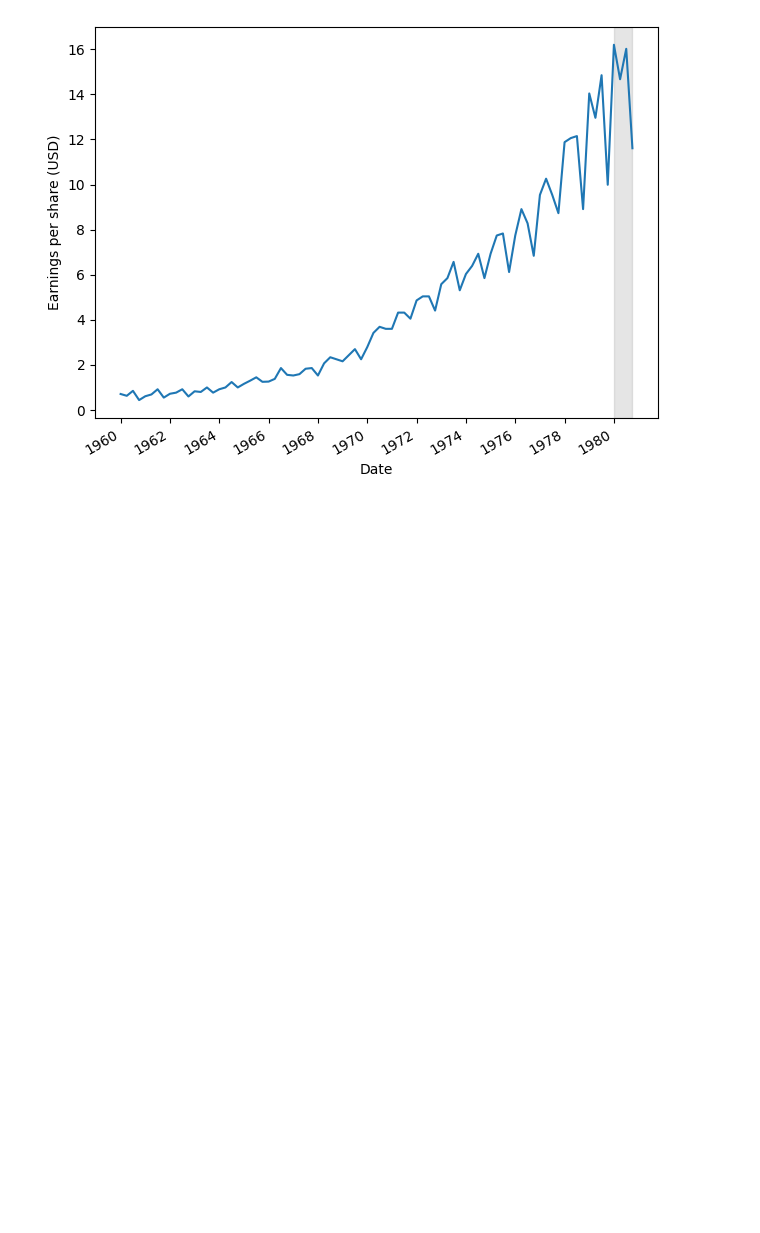
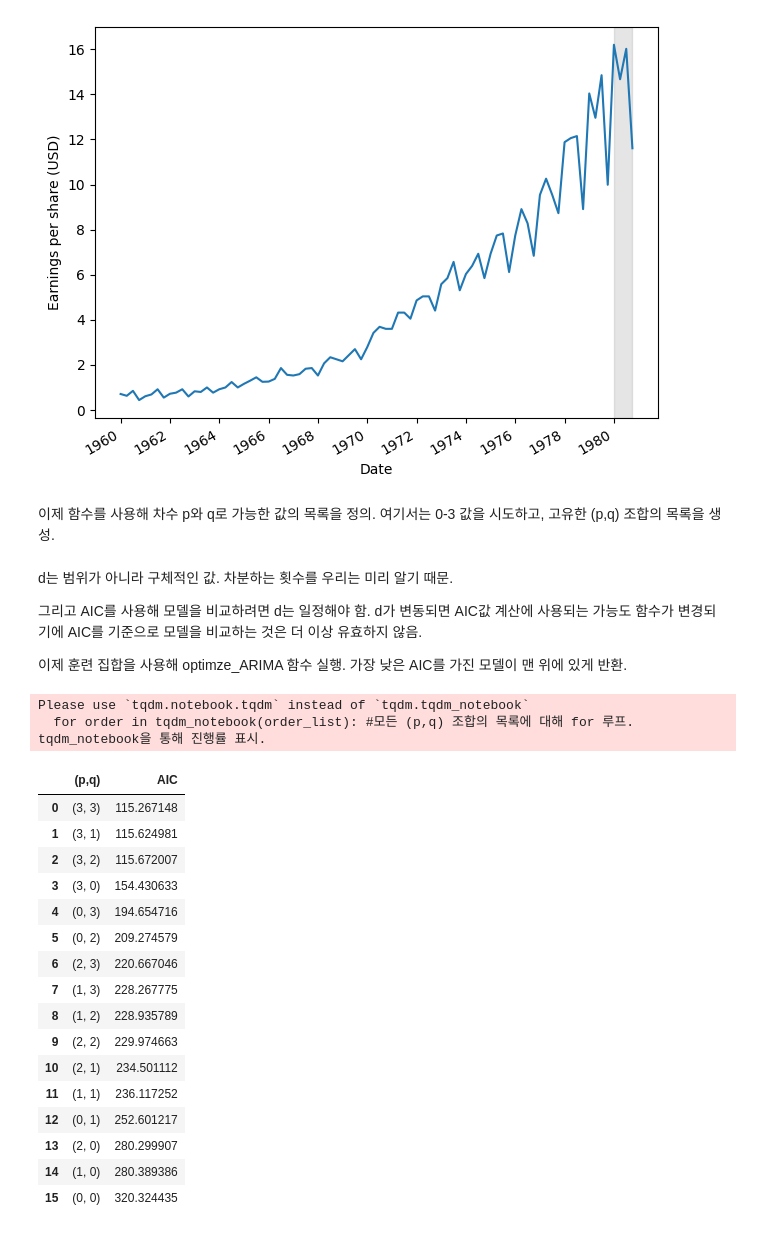
Before and after one commit to mskcho00/TimeSeries-Self-Practice, a Jupyter notebook: 7_ARIMA.ipynb, the cells around one changed output. Saved outputs shown, nothing was run; the diff lists cells and outputs as text; code cells hidden in the pictures; blank space fills up the shorter version.

```diff
--- a/7_ARIMA.ipynb
+++ b/7_ARIMA.ipynb
@@ -184,3 +184,45 @@ def optimize_ARIMA(endog: Union[pd.Series, list], order_list: list, d: int) -> p
     result_df = result_df.sort_values(by = 'AIC', ascending = True).reset_index(drop = True) #AIC값을 기준으로 오름차순 정렬.
 
     return result_df
+# %% [markdown]
+이제 함수를 사용해 차수 p와 q로 가능한 값의 목록을 정의. 여기서는 0-3 값을 시도하고, 고유한 (p,q) 조합의 목록을 생성.
+# %%
+from itertools import product
+
+ps = range(0,4,1)
+qs = range(0,4,1)
+
+d = 2 # 수열이 정상적이 되려면 두 번 차분해야 하기에, d = 2
+
+order_list = list(product(ps,qs)) #(p,q)의 모든 고유 조합을 포함하는 목록목록
+# %% [markdown]
+d는 범위가 아니라 구체적인 값. 차분하는 횟수를 우리는 미리 알기 때문.
+
+그리고 AIC를 사용해 모델을 비교하려면 d는 일정해야 함. d가 변동되면 AIC값 계산에 사용되는 가능도 함수가 변경되기에 AIC를 기준으로 모델을 비교하는 것은 더 이상 유효하지 않음.
+
+이제 훈련 집합을 사용해 optimze_ARIMA 함수 실행. 가장 낮은 AIC를 가진 모델이 맨 위에 있게 반환.
+# %%
+train = df.data[:-4]
+
+result_df = optimize_ARIMA(train, order_list, d)
+result_df
+# %% [output]
+Please use `tqdm.notebook.tqdm` instead of `tqdm.tqdm_notebook`
+  for order in tqdm_notebook(order_list): #모든 (p,q) 조합의 목록에 대해 for 루프. tqdm_notebook을 통해 진행률 표시.
+|  | (p,q) | AIC |
+| 0 | (3, 3) | 115.267148 |
+| 1 | (3, 1) | 115.624981 |
+| 2 | (3, 2) | 115.672007 |
+| 3 | (3, 0) | 154.430633 |
+| 4 | (0, 3) | 194.654716 |
+| 5 | (0, 2) | 209.274579 |
+| 6 | (2, 3) | 220.667046 |
+| 7 | (1, 3) | 228.267775 |
+| 8 | (1, 2) | 228.935789 |
+| 9 | (2, 2) | 229.974663 |
+| 10 | (2, 1) | 234.501112 |
+| 11 | (1, 1) | 236.117252 |
+| 12 | (0, 1) | 252.601217 |
+| 13 | (2, 0) | 280.299907 |
+| 14 | (1, 0) | 280.389386 |
+| 15 | (0, 0) | 320.324435 |
```
Also changed, not shown: parts of 18 cells of this notebook, 1 other file.
